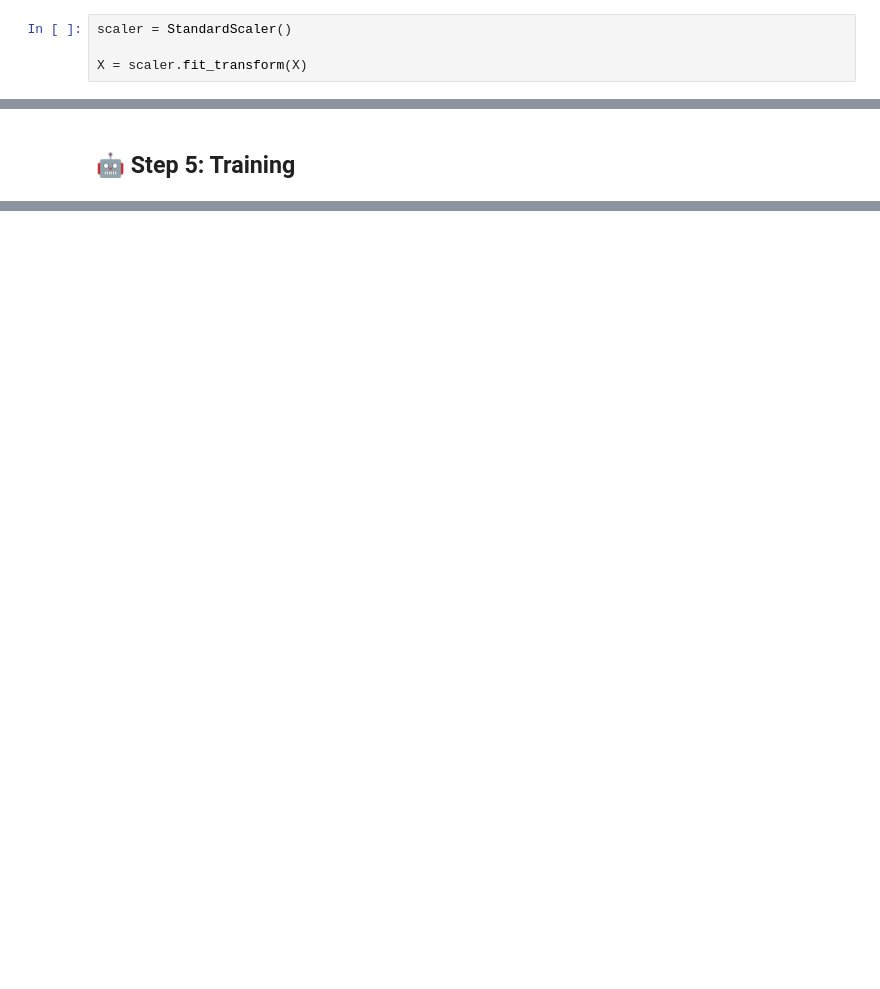
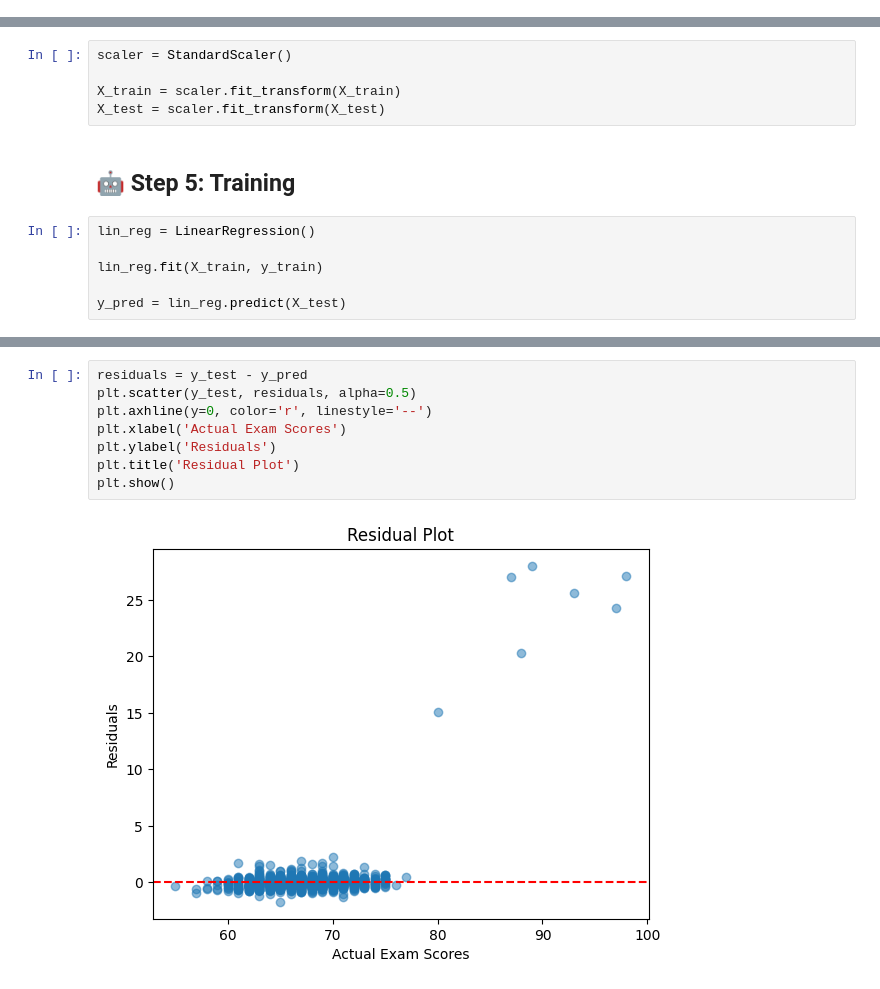
Before and after one commit to AbdooMatrix/Student-Score-Prediction, a Jupyter notebook: Student_Score_Prediction.ipynb, the cells around one changed output, grey strips where cells are left out. Drawn from its saved outputs; the diff is of its cells as text; blank space fills up the shorter version.

```diff
--- a/Student_Score_Prediction.ipynb
+++ b/Student_Score_Prediction.ipynb
@@ -162,11 +166,18 @@ for feature, ordering in ordinal_orderings.items():
 # %%
 y = student_score_df[target_column]
 X = student_score_df.drop(target_column, axis=1)
-# %%
-scaler = StandardScaler()
-
-X = scaler.fit_transform(X)
 # %%
 X_train, X_test, y_train, y_test = train_test_split(X, y , test_size=0.2, random_state=42)
+# %%
+scaler = StandardScaler()
+
+X_train = scaler.fit_transform(X_train)
+X_test = scaler.fit_transform(X_test)
 # %% [markdown]
 ## 🤖 Step 5: Training
+# %%
+lin_reg = LinearRegression()
+
+lin_reg.fit(X_train, y_train)
+
+y_pred = lin_reg.predict(X_test)
@@ -172,0 +208,10 @@ X_train, X_test, y_train, y_test = train_test_split(X, y , test_size=0.2, random
+# %%
+residuals = y_test - y_pred
+plt.scatter(y_test, residuals, alpha=0.5)
+plt.axhline(y=0, color='r', linestyle='--')
+plt.xlabel('Actual Exam Scores')
+plt.ylabel('Residuals')
+plt.title('Residual Plot')
+plt.show()
+# %% [output]
+[figure, added]
```
Also changed, not shown: parts of 3 cells of this notebook.
